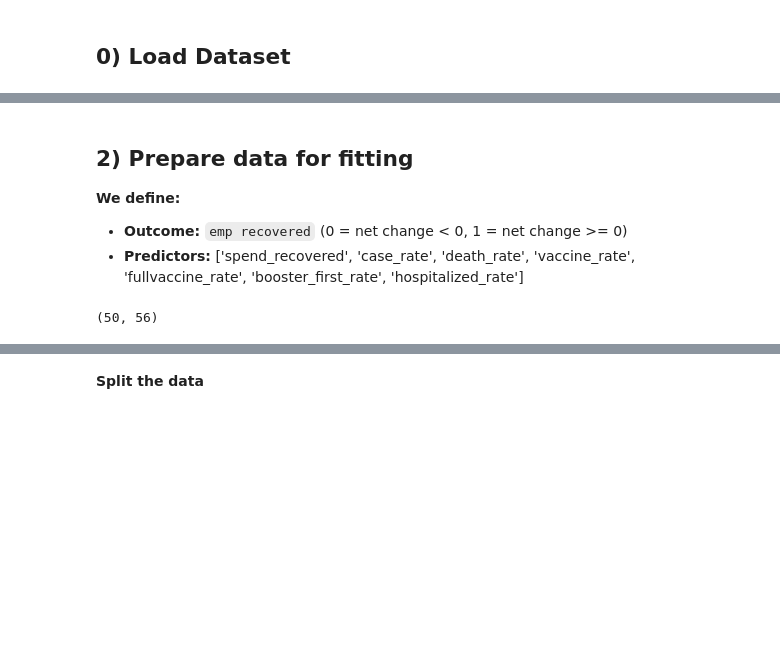
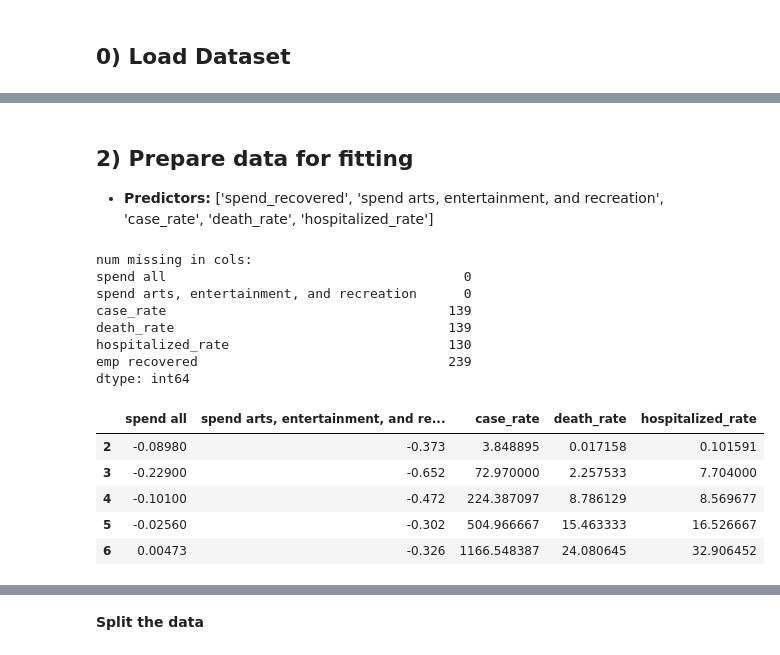
Before and after one commit to nisharonn/US-Economic-Recovery-Post-COVID-19, a Jupyter notebook: MLR1.ipynb, the cells around one changed output, grey strips where cells are left out. Saved outputs shown, nothing was run; the diff lists cells and outputs as text; code cells hidden in the pictures; blank space fills up the shorter version.

```diff
--- a/MLR1.ipynb
+++ b/MLR1.ipynb
@@ -136,11 +122,33 @@ dtype: int64
 # %% [markdown]
 ## 2) Prepare data for fitting
-**We define:**
-- **Outcome:** `emp recovered` (0 = net change < 0, 1 = net change >= 0)
-- **Predictors:** ['spend_recovered', 'case_rate', 'death_rate', 'vaccine_rate', 'fullvaccine_rate', 'booster_first_rate', 'hospitalized_rate']
+- **Predictors:** ['spend_recovered', 'spend arts, entertainment, and recreation', 'case_rate', 'death_rate', 'hospitalized_rate']
-# %%
-predictors = ['spend_recovered', 'case_rate', 'death_rate', 'vaccine_rate', 'fullvaccine_rate', 'booster_first_rate', 'hospitalized_rate']
-data = df_jan.dropna(subset=['emp_recovered'] + predictors).copy()
-data.shape
-# %% [output]
-(50, 56)
+# %%
+# see missing values in features and target
+print(f'num missing in cols: \n{data[feat + [target]].isnull().sum()}')
+
+# drop rows with missing values
+data = data.dropna(subset=feat + [target])
+
+# store statenames for mapping later
+state_names = data['statename']
+
+# define X and y
+X = data[feat]
+y = data[target].astype(int)
+
+X.head()
+# %% [output]
+num missing in cols:
+spend all                                      0
+spend arts, entertainment, and recreation      0
+case_rate                                    139
+death_rate                                   139
+hospitalized_rate                            130
+emp recovered                                239
+dtype: int64
+|  | spend all | spend arts, entertainment, and re... | case_rate | death_rate | hospitalized_rate |
+| 2 | -0.08980 | -0.373 | 3.848895 | 0.017158 | 0.101591 |
+| 3 | -0.22900 | -0.652 | 72.970000 | 2.257533 | 7.704000 |
+| 4 | -0.10100 | -0.472 | 224.387097 | 8.786129 | 8.569677 |
+| 5 | -0.02560 | -0.302 | 504.966667 | 15.463333 | 16.526667 |
+| 6 | 0.00473 | -0.326 | 1166.548387 | 24.080645 | 32.906452 |
```
Also changed, not shown: parts of 29 cells of this notebook.
